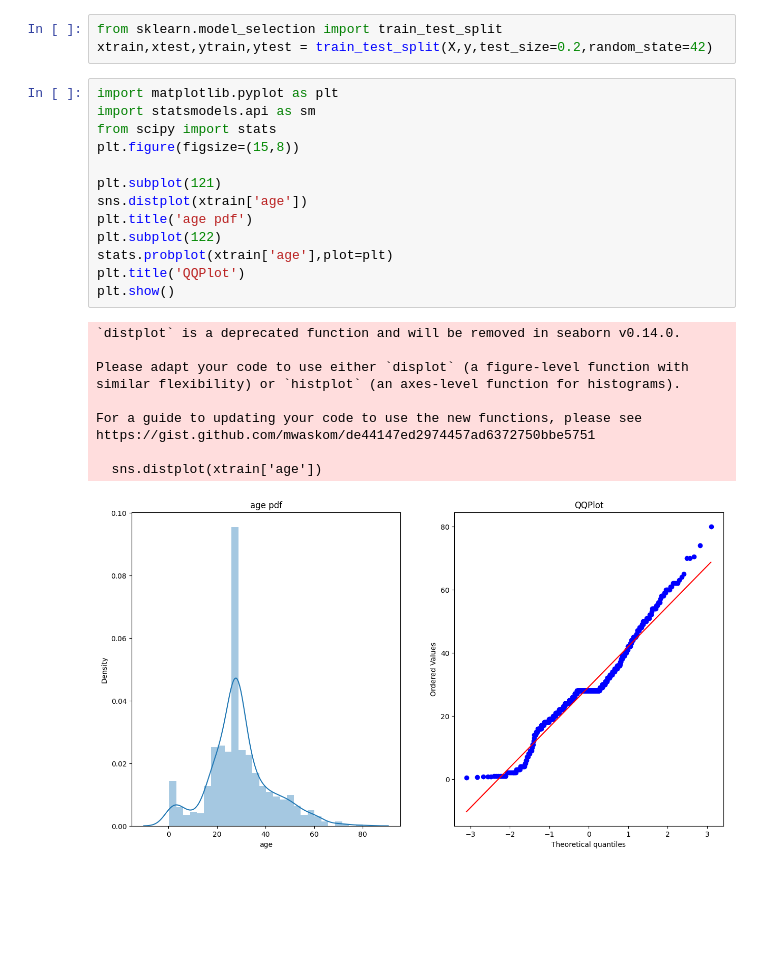
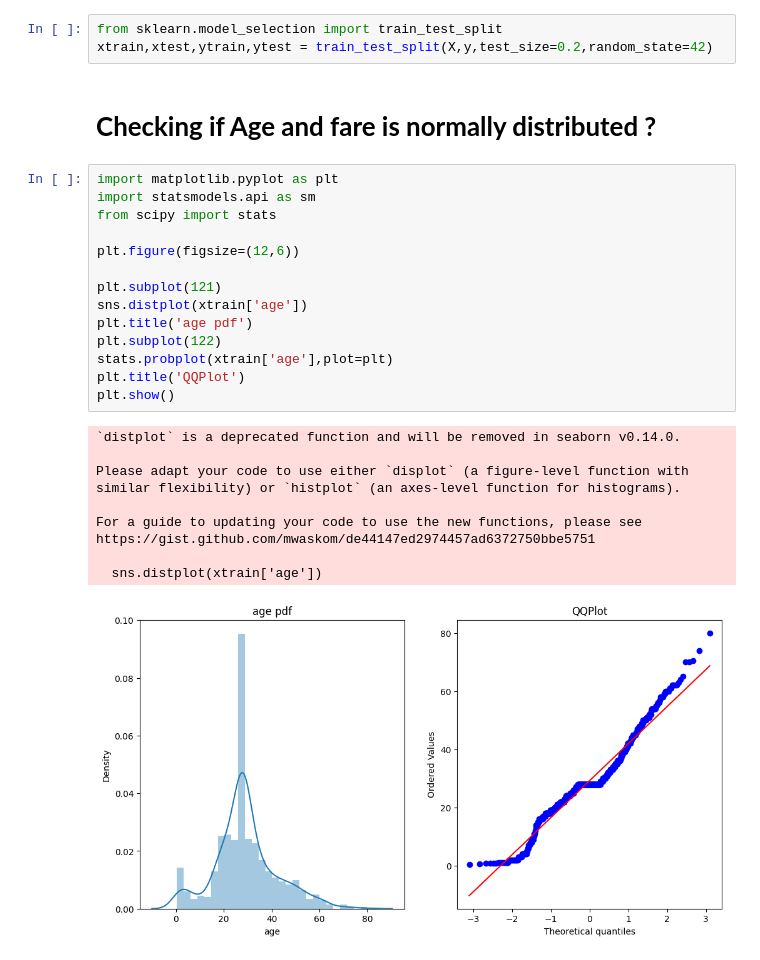
Before and after one commit to arsingla786/MLFromScratch, a Jupyter notebook: 10Function_Tranformers.ipynb, the cells around one changed output. Drawn from its saved outputs; the diff is of its cells as text; blank space fills up the shorter version.

```diff
--- a/10Function_Tranformers.ipynb
+++ b/10Function_Tranformers.ipynb
@@ -76,27 +76,30 @@ dtype: int64
 # %%
 from sklearn.model_selection import train_test_split
 xtrain,xtest,ytrain,ytest = train_test_split(X,y,test_size=0.2,random_state=42)
+# %% [markdown]
+# **Checking if Age and fare is normally  distributed ?**
 # %%
 import matplotlib.pyplot as plt
 import statsmodels.api as sm
 from scipy import stats
-plt.figure(figsize=(15,8))
+
+plt.figure(figsize=(12,6))
 
 plt.subplot(121)
 sns.distplot(xtrain['age'])
 plt.title('age pdf')
 plt.subplot(122)
 stats.probplot(xtrain['age'],plot=plt)
 plt.title('QQPlot')
 plt.show()
 # %% [output]
 `distplot` is a deprecated function and will be removed in seaborn v0.14.0.
 
 Please adapt your code to use either `displot` (a figure-level function with
 similar flexibility) or `histplot` (an axes-level function for histograms).
 
 For a guide to updating your code to use the new functions, please see
 https://gist.github.com/mwaskom/de44147ed2974457ad6372750bbe5751
 
   sns.distplot(xtrain['age'])
-[figure, old version]
+[figure, new version]
```
Also changed, not shown: parts of 10 cells of this notebook.
